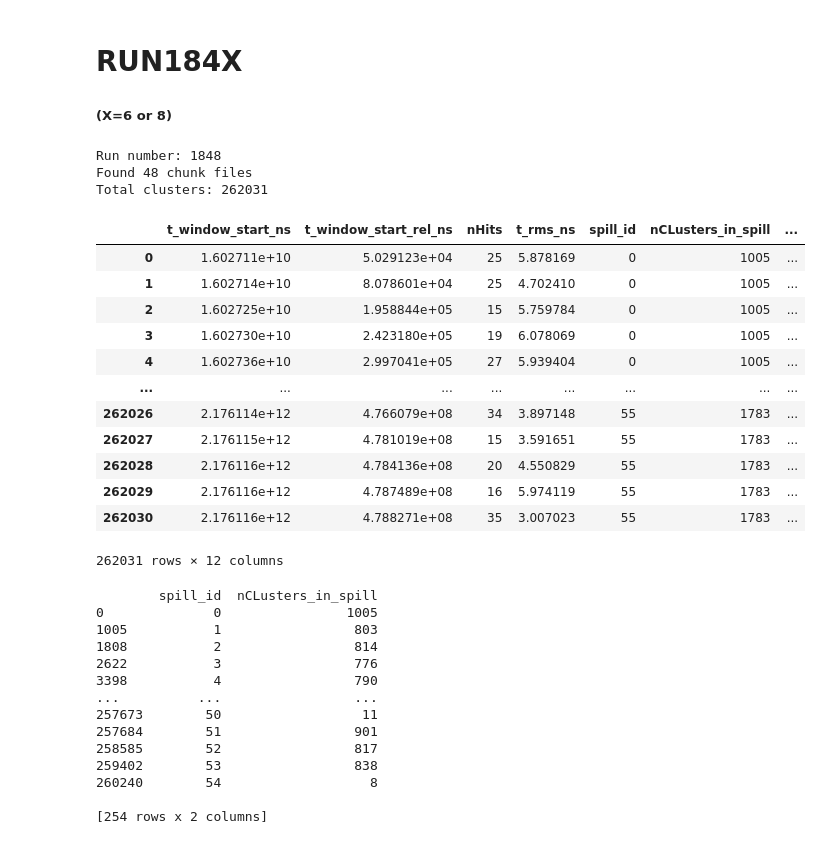
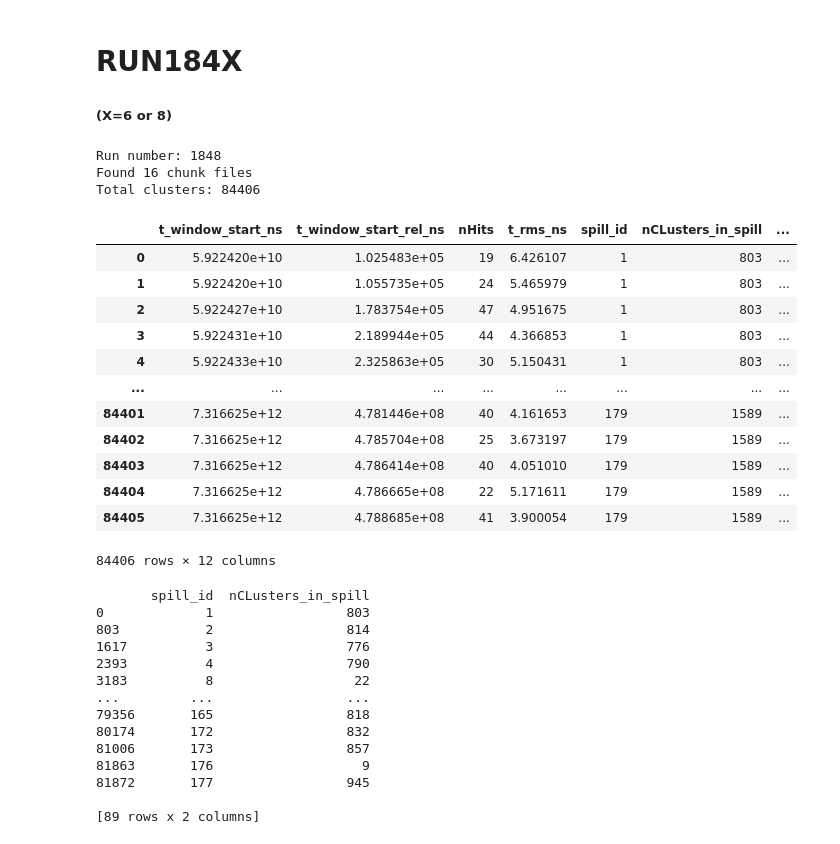
Before and after one commit to elenaramos44/9Li_analysis, a Jupyter notebook: notebooks/nHits.ipynb, the cells around one changed output. Cells and saved outputs as stored; diff of their text form; code cells hidden in the pictures.

```diff
--- a/notebooks/nHits.ipynb
+++ b/notebooks/nHits.ipynb
@@ -34,71 +34,71 @@ import pandas as pd
 import re
 
 csv_folder = "/scratch/elena/9Li/results/run1848"
-csv_files = sorted(glob.glob(f"{csv_folder}/Li9_clusters_range(15-50)*.csv"))
+csv_files = sorted(glob.glob(f"{csv_folder}/Li9_clusters_range(15-50)*_bkg.csv"))
 
 
 match = re.search(r'run(\d+)', csv_folder)
 if match:
     run_number = match.group(1)
     print(f"Run number: {run_number}")
 else:
     run_number = "Not found!"
 
 print(f"Found {len(csv_files)} chunk files")
 
 df_list = []
 for f in csv_files:
     try:
         df_chunk = pd.read_csv(f)
         if not df_chunk.empty:   # filter empty CSVs
             # Add new columns without dropping any existing ones
             df_chunk['t_window_start_s'] = df_chunk['t_window_start_ns'] / 1e9            # absolute time [s]
             df_chunk['t_window_start_rel_ms'] = df_chunk['t_window_start_rel_ns'] / 1e6   # relative time [ms]
 
             df_list.append(df_chunk)
     except pd.errors.EmptyDataError:
         print(f"Skipping empty file: {f}")
 
 # concatenate all chunks
 df = pd.concat(df_list, ignore_index=True)
 
 print(f"Total clusters: {len(df)}")
 display(df)
 # %% [output]
 Run number: 1848
-Found 48 chunk files
-Total clusters: 262031
+Found 16 chunk files
+Total clusters: 84406
 |  | t_window_start_ns | t_window_start_rel_ns | nHits | t_rms_ns | spill_id | nCLusters_in_spill | ... |
-| 0 | 1.602711e+10 | 5.029123e+04 | 25 | 5.878169 | 0 | 1005 | ... |
-| 1 | 1.602714e+10 | 8.078601e+04 | 25 | 4.702410 | 0 | 1005 | ... |
-| 2 | 1.602725e+10 | 1.958844e+05 | 15 | 5.759784 | 0 | 1005 | ... |
-| 3 | 1.602730e+10 | 2.423180e+05 | 19 | 6.078069 | 0 | 1005 | ... |
-| 4 | 1.602736e+10 | 2.997041e+05 | 27 | 5.939404 | 0 | 1005 | ... |
+| 0 | 5.922420e+10 | 1.025483e+05 | 19 | 6.426107 | 1 | 803 | ... |
+| 1 | 5.922420e+10 | 1.055735e+05 | 24 | 5.465979 | 1 | 803 | ... |
+| 2 | 5.922427e+10 | 1.783754e+05 | 47 | 4.951675 | 1 | 803 | ... |
+| 3 | 5.922431e+10 | 2.189944e+05 | 44 | 4.366853 | 1 | 803 | ... |
+| 4 | 5.922433e+10 | 2.325863e+05 | 30 | 5.150431 | 1 | 803 | ... |
 | ... | ... | ... | ... | ... | ... | ... | ... |
-| 262026 | 2.176114e+12 | 4.766079e+08 | 34 | 3.897148 | 55 | 1783 | ... |
-| 262027 | 2.176115e+12 | 4.781019e+08 | 15 | 3.591651 | 55 | 1783 | ... |
-| 262028 | 2.176116e+12 | 4.784136e+08 | 20 | 4.550829 | 55 | 1783 | ... |
-| 262029 | 2.176116e+12 | 4.787489e+08 | 16 | 5.974119 | 55 | 1783 | ... |
-| 262030 | 2.176116e+12 | 4.788271e+08 | 35 | 3.007023 | 55 | 1783 | ... |
+| 84401 | 7.316625e+12 | 4.781446e+08 | 40 | 4.161653 | 179 | 1589 | ... |
+| 84402 | 7.316625e+12 | 4.785704e+08 | 25 | 3.673197 | 179 | 1589 | ... |
+| 84403 | 7.316625e+12 | 4.786414e+08 | 40 | 4.051010 | 179 | 1589 | ... |
+| 84404 | 7.316625e+12 | 4.786665e+08 | 22 | 5.171611 | 179 | 1589 | ... |
+| 84405 | 7.316625e+12 | 4.788685e+08 | 41 | 3.900054 | 179 | 1589 | ... |
-262031 rows × 12 columns
+84406 rows × 12 columns
 # %%
 activity_df = df.drop_duplicates(subset=['spill_id'])[['spill_id', 'nCLusters_in_spill']]
 print(activity_df)
 # %% [output]
-        spill_id  nCLusters_in_spill
-0              0                1005
-1005           1                 803
-1808           2                 814
-2622           3                 776
-3398           4                 790
-...          ...                 ...
-257673        50                  11
-257684        51                 901
-258585        52                 817
-259402        53                 838
-260240        54                   8
+       spill_id  nCLusters_in_spill
+0             1                 803
+803           2                 814
+1617          3                 776
+2393          4                 790
+3183          8                  22
+...         ...                 ...
+79356       165                 818
+80174       172                 832
+81006       173                 857
+81863       176                   9
+81872       177                 945
 
-[254 rows x 2 columns]
+[89 rows x 2 columns]
 # %%
 import matplotlib.pyplot as plt
 
```
Also changed, not shown: parts of 4 cells of this notebook, 18 other files.
